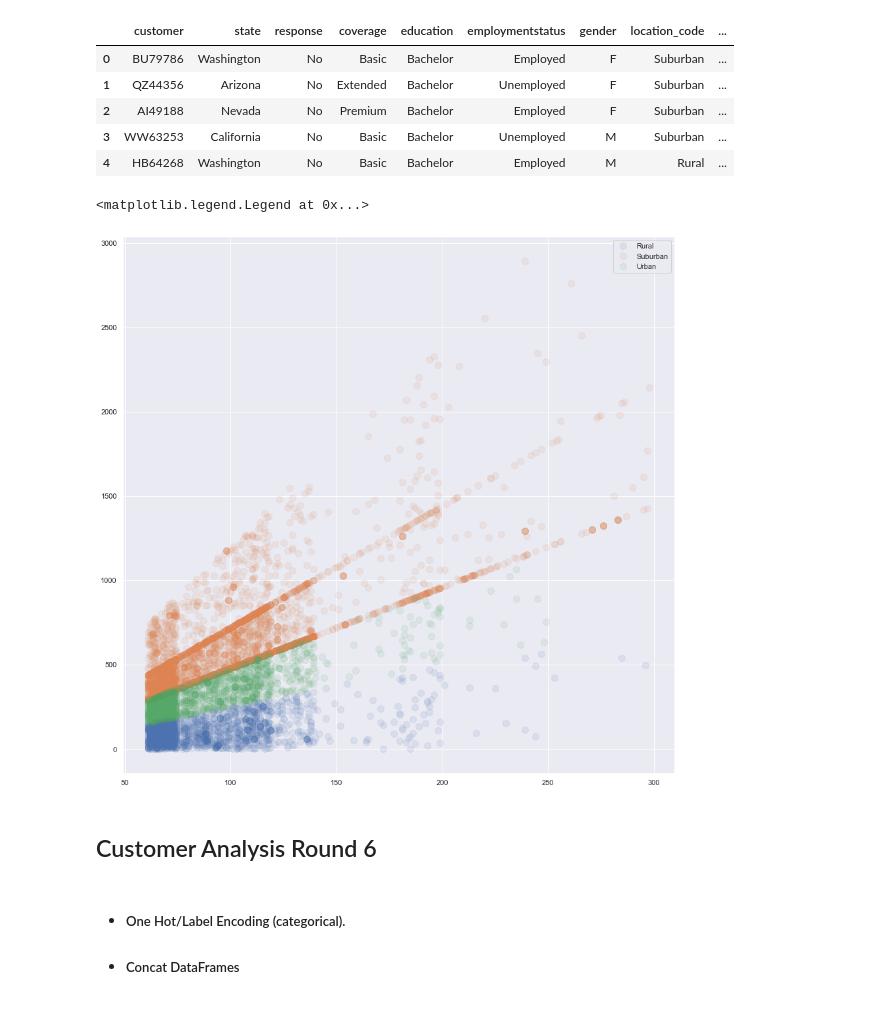
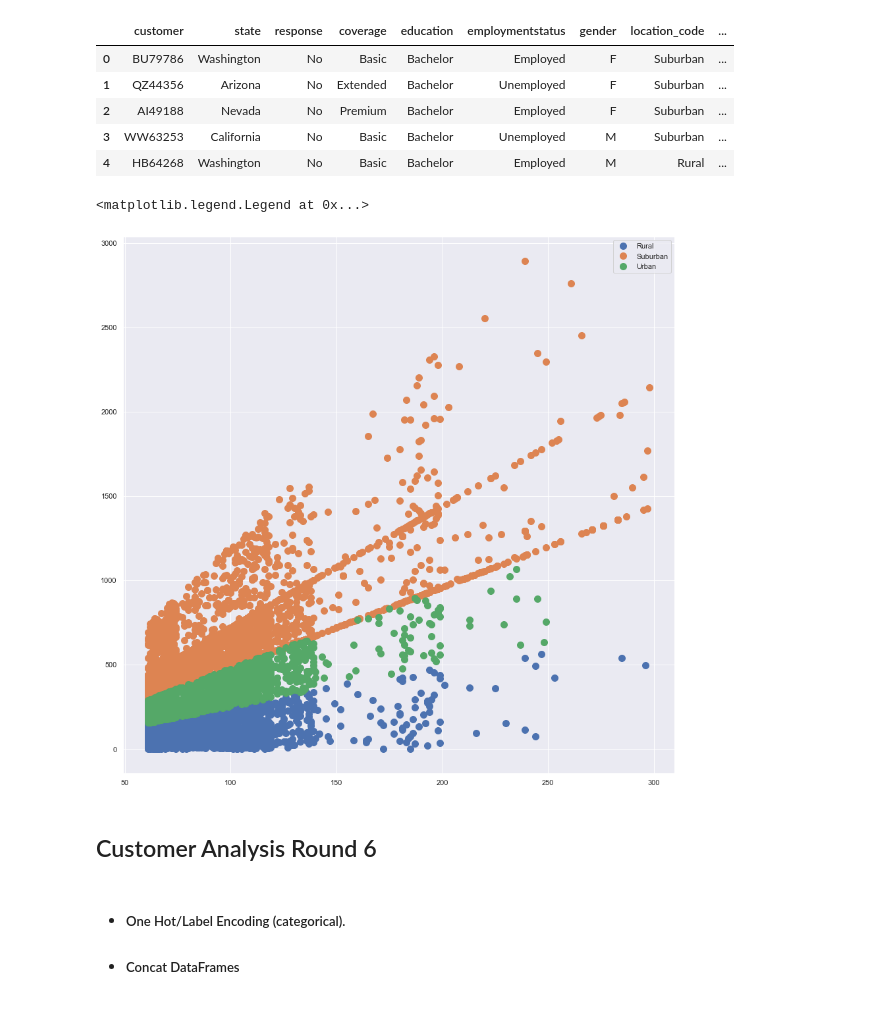
Before and after one commit to salwey/lab-customer-analysis-round-7, a Jupyter notebook: andys_solution.ipynb, the cells around one changed output. Saved outputs shown, nothing was run; the diff lists cells and outputs as text; code cells hidden in the pictures.

```diff
--- a/andys_solution.ipynb
+++ b/andys_solution.ipynb
@@ -695,15 +695,17 @@ categoricals.head()
 # %%
 sns.set(rc = {'figure.figsize':(15,15)})
 # for col in categoricals:
 groups = marketing_customers.groupby('location_code')
 for name, group in groups:
-    plt.plot(group.monthly_premium_auto, group.total_claim_amount, marker='o', linestyle='', markersize=10, label=name, alpha=0.1)
+    #plt.plot(group.monthly_premium_auto, group.total_claim_amount, marker='o', linestyle='', markersize=10, label=name, alpha=0.1)
+    plt.plot(group.monthly_premium_auto, group.total_claim_amount, marker='o', linestyle='', markersize=10, label=name)
 
 plt.legend()
 # %% [output]
 <matplotlib.legend.Legend at 0x...>
-[figure, old version]
+[figure, new version]
 # %% [markdown]
+##
 ## Customer Analysis Round 6
 # %% [markdown]
 * ##### One Hot/Label Encoding (categorical).
```
Also changed, not shown: parts of 18 cells of this notebook.
